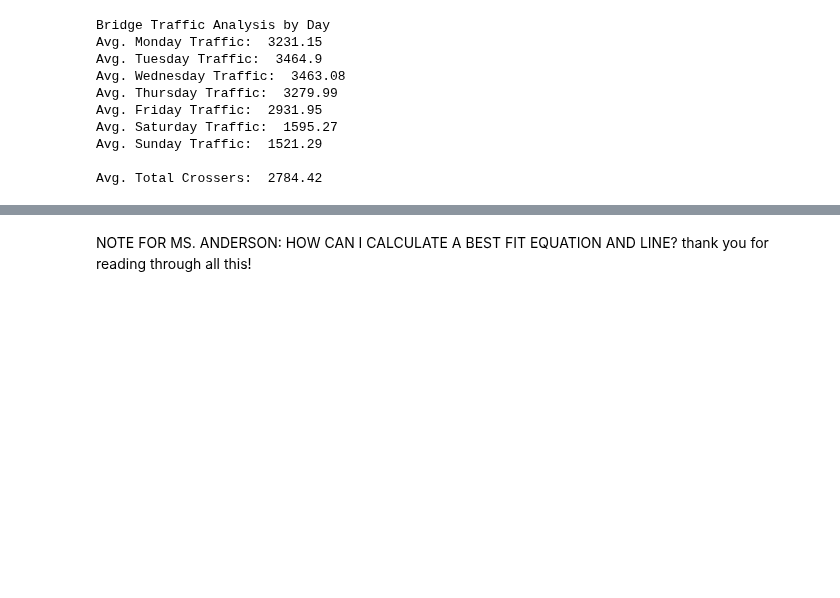
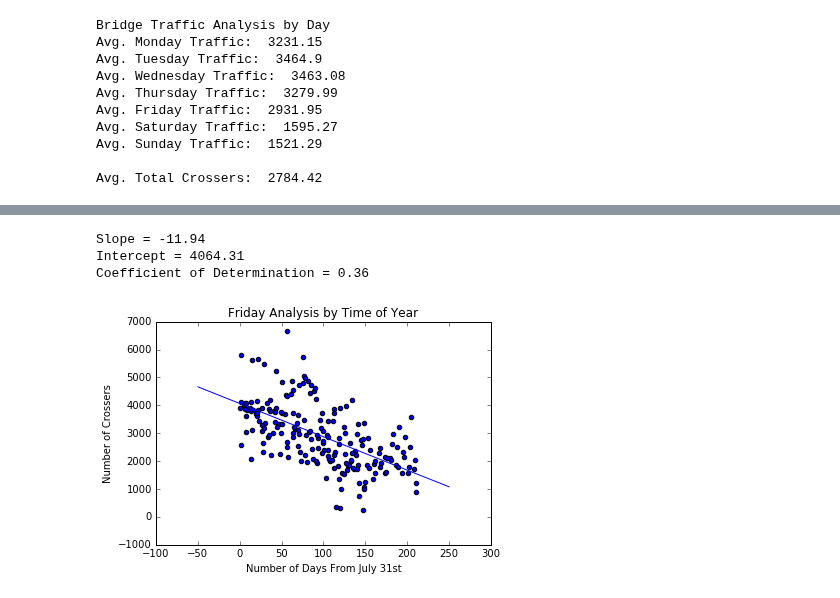
Before and after one commit to JYAKUO/Big-Data-1, a Jupyter notebook: Lab 1.ipynb, the cells around one changed output, grey strips where cells are left out. Cells and saved outputs as stored; diff of their text form; code cells hidden in the pictures; blank space fills up the shorter version.

```diff
--- a/Lab 1.ipynb
+++ b/Lab 1.ipynb
@@ -234,2 +249,24 @@ Displayed is a scatter plot of Friday data only. The set up is the same as the s
-# %% [markdown]
-NOTE FOR MS. ANDERSON: HOW CAN I CALCULATE A BEST FIT EQUATION AND LINE? thank you for reading through all this!
+# %%
+weatherDay = []
+
+for x in range(len(fridayDayNumbers)):
+    weatherDay.append(abs(212 - fridayDayNumbers[x]))
+
+plt.scatter(weatherDay, fri)
+plt.title("Friday Analysis by Time of Year")
+plt.xlabel("Number of Days From July 31st")
+plt.ylabel("Number of Crossers")
+plt.plot([-50, 250], [4661.3, 1079.3])
+
+from scipy import stats
+import numpy as np
+slope, intercept, r_value, p_value, std_err = stats.linregress(weatherDay, fri)
+
+print("Slope =", round(slope, 2))
+print("Intercept =", round(intercept, 2))
+print("Coefficient of Determination =", round(r_value**2, 2))
+# %% [output]
+Slope = -11.94
+Intercept = 4064.31
+Coefficient of Determination = 0.36
+[figure, added]
```
Also changed, not shown: parts of 11 cells of this notebook.
